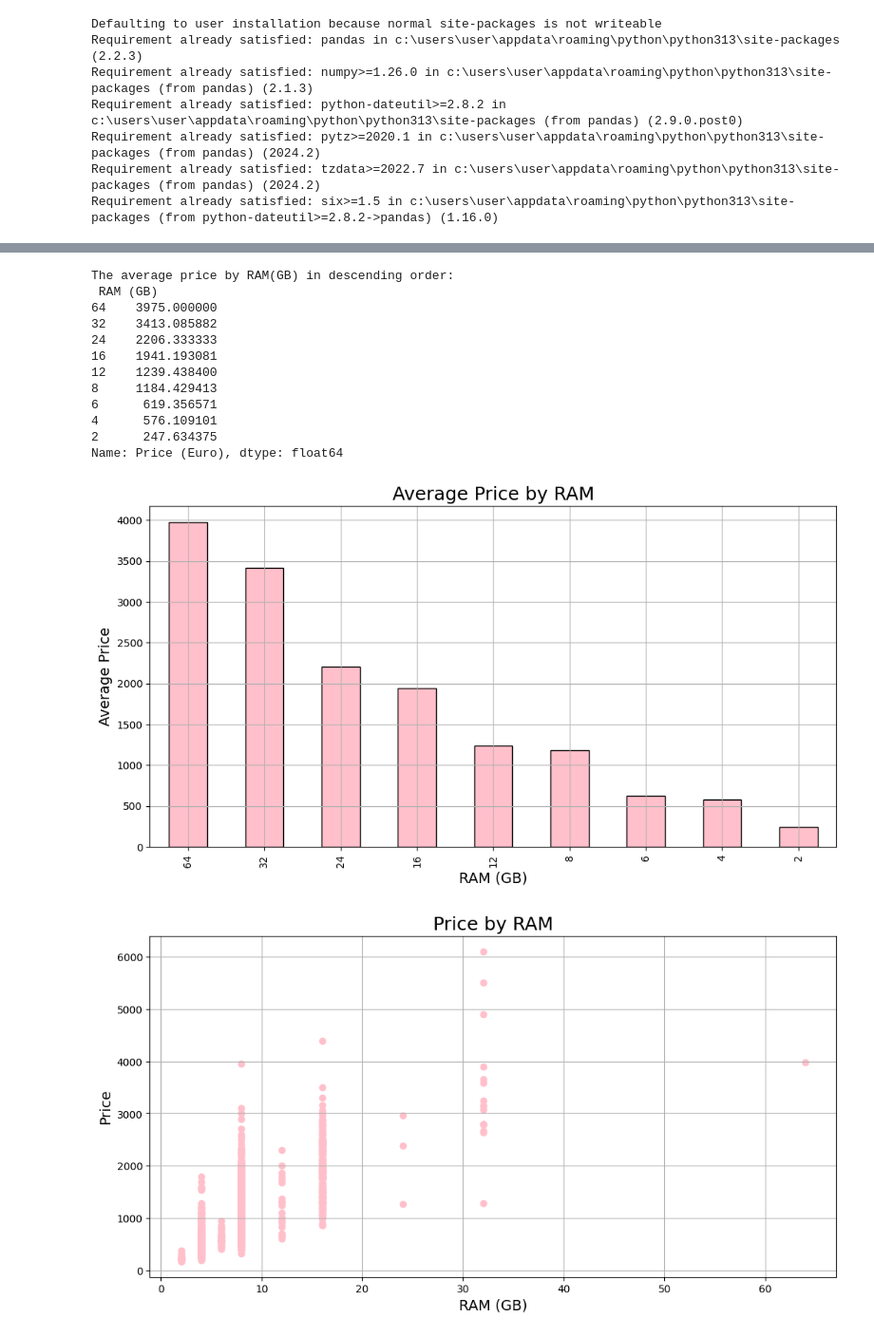
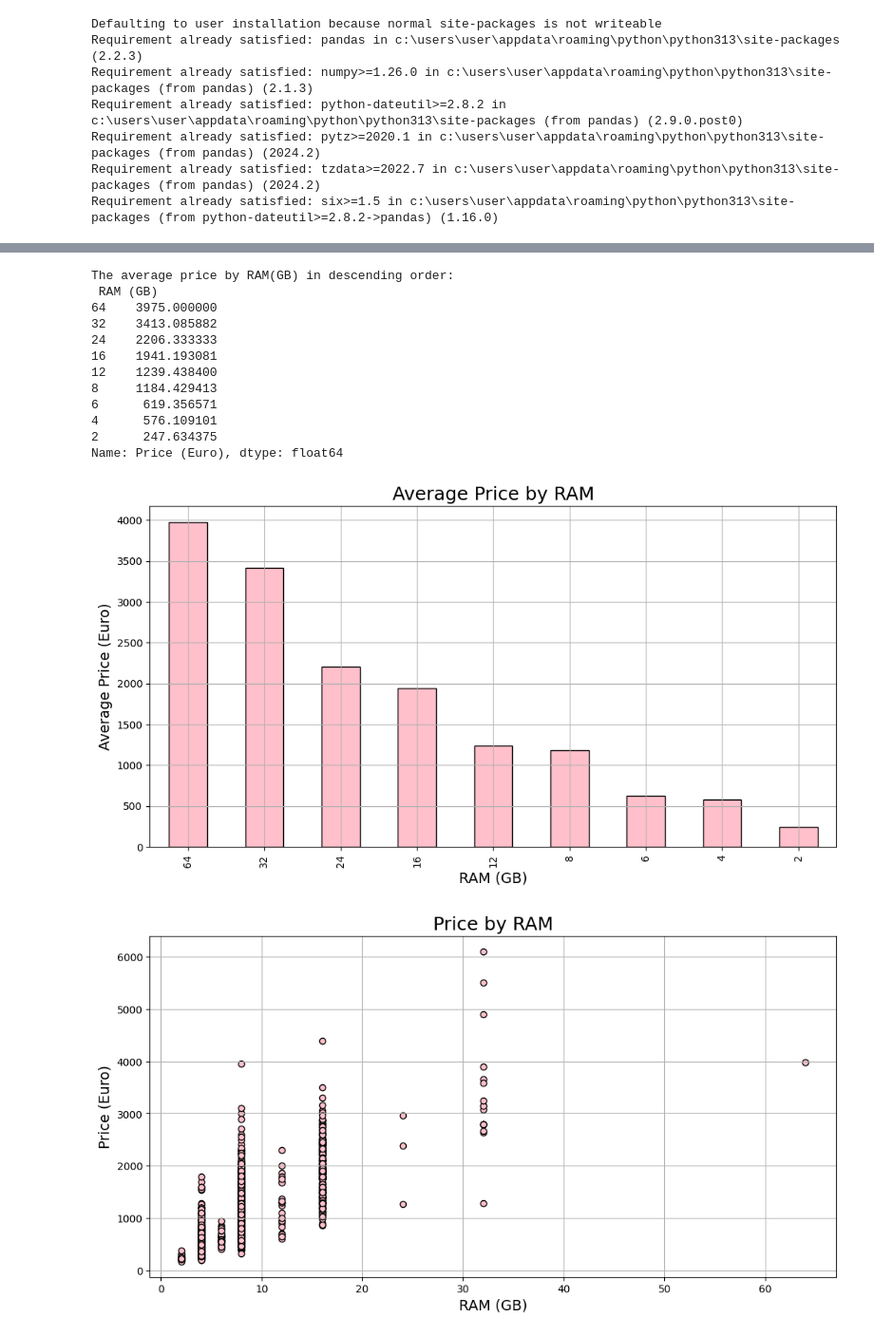
Before and after one commit to Mayadiamant/Pyhton-project, a Jupyter notebook: first_project.ipynb, the cells around one changed output, grey strips where cells are left out. Shown at 95% size. Drawn from its saved outputs; the diff is of its cells as text; code cells hidden in the pictures.

```diff
--- a/first_project.ipynb
+++ b/first_project.ipynb
@@ -307,40 +356,47 @@ import matplotlib.pyplot as plt
 
 df = pd.read_csv("C:\\Users\\User\\Downloads\\laptop_price - dataset.csv")
 
+# Calculate the average laptop prices grouped by RAM size
+# Group the DataFrame by the 'RAM (GB)' column, calculate the mean price for each RAM size,
+# and sort the results in descending order of average price.
 average_RAMprices = df.groupby('RAM (GB)')['Price (Euro)'].mean().sort_values(ascending= False)
+# Print the average prices for each RAM size in descending order
 print("The average price by RAM(GB) in descending order:\n", average_RAMprices)
 
+# Create a bar plot to visualize the average prices by RAM size
 plt.figure(figsize=(12,6))
 average_RAMprices.plot(kind='bar', color='PINK', edgecolor='black')
+# Add title and axis labels to the bar plot
 plt.title("Average Price by RAM",fontsize = 18)
 plt.xlabel("RAM (GB)", fontsize = 14)
-plt.ylabel("Average Price", fontsize = 14)
+plt.ylabel("Average Price (Euro)", fontsize = 14)
 plt.grid(True)
 plt.show()
 
-RAMprices = df.groupby('RAM (GB)')['Price (Euro)']
+
 plt.figure(figsize=(12,6))
-plt.scatter(df['RAM (GB)'], df['Price (Euro)'], color='PINK')
+# Plot a scatter plot where each point represents a laptop's RAM size and its price, using pink points.
+plt.scatter(df['RAM (GB)'], df['Price (Euro)'], color='PINK', edgecolors= 'black')
 plt.title("Price by RAM",fontsize = 18)
 plt.xlabel("RAM (GB)", fontsize = 14)
-plt.ylabel("Price", fontsize = 14)
+plt.ylabel("Price (Euro)", fontsize = 14)
 plt.grid(True)
 plt.show()
 # %% [output]
 The average price by RAM(GB) in descending order:
  RAM (GB)
 64    3975.000000
 32    3413.085882
 24    2206.333333
 16    1941.193081
 12    1239.438400
 8     1184.429413
 6      619.356571
 4      576.109101
 2      247.634375
 Name: Price (Euro), dtype: float64
-[figure, old version]
+[figure, new version]
-[figure, old version]
+[figure, new version]
 # %%
 import pandas as pd
 import matplotlib as plt
```
Also changed, not shown: parts of 11 cells of this notebook.
